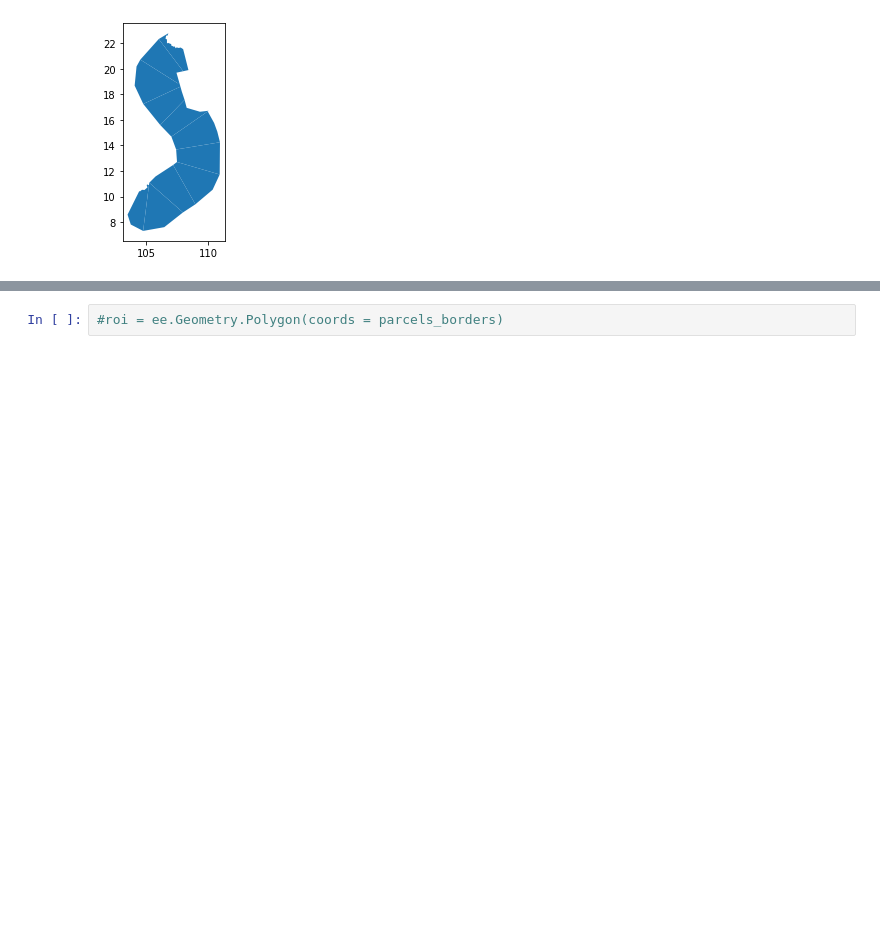
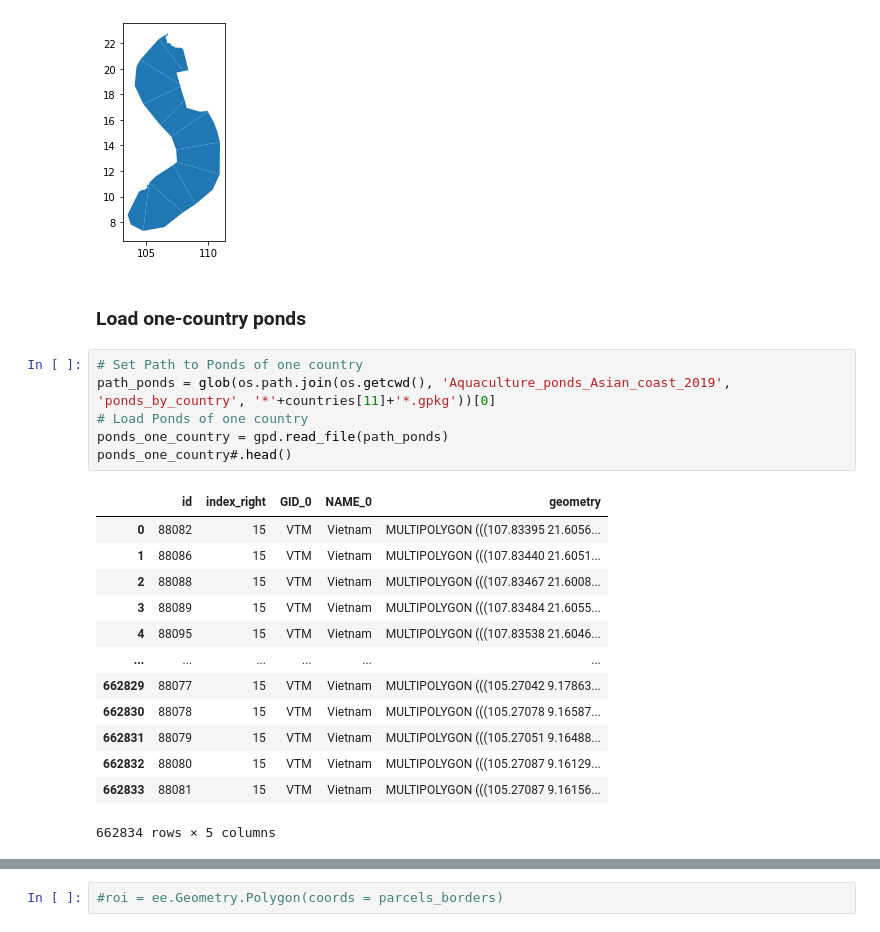
Before and after one commit to Shirobakaidou/Aquaponds, a Jupyter notebook: test_one_country.ipynb, the cells around one changed output, grey strips where cells are left out. Drawn from its saved outputs; the diff is of its cells as text; blank space fills up the shorter version.

```diff
--- a/test_one_country.ipynb
+++ b/test_one_country.ipynb
@@ -294,3 +290,25 @@ parcels_one_country.plot()
 # %% [output]
 <matplotlib.axes._subplots.AxesSubplot at 0x...>
 [figure]
+# %% [markdown]
+### Load one-country ponds
+# %%
+# Set Path to Ponds of one country
+path_ponds = glob(os.path.join(os.getcwd(), 'Aquaculture_ponds_Asian_coast_2019', 'ponds_by_country', '*'+countries[11]+'*.gpkg'))[0]
+# Load Ponds of one country
+ponds_one_country = gpd.read_file(path_ponds)
+ponds_one_country#.head()
+# %% [output]
+|  | id | index_right | GID_0 | NAME_0 | geometry |
+| 0 | 88082 | 15 | VTM | Vietnam | MULTIPOLYGON (((107.83395 21.6056... |
+| 1 | 88086 | 15 | VTM | Vietnam | MULTIPOLYGON (((107.83440 21.6051... |
+| 2 | 88088 | 15 | VTM | Vietnam | MULTIPOLYGON (((107.83467 21.6008... |
+| 3 | 88089 | 15 | VTM | Vietnam | MULTIPOLYGON (((107.83484 21.6055... |
+| 4 | 88095 | 15 | VTM | Vietnam | MULTIPOLYGON (((107.83538 21.6046... |
+| ... | ... | ... | ... | ... | ... |
+| 662829 | 88077 | 15 | VTM | Vietnam | MULTIPOLYGON (((105.27042 9.17863... |
+| 662830 | 88078 | 15 | VTM | Vietnam | MULTIPOLYGON (((105.27078 9.16587... |
+| 662831 | 88079 | 15 | VTM | Vietnam | MULTIPOLYGON (((105.27051 9.16488... |
+| 662832 | 88080 | 15 | VTM | Vietnam | MULTIPOLYGON (((105.27087 9.16129... |
+| 662833 | 88081 | 15 | VTM | Vietnam | MULTIPOLYGON (((105.27087 9.16156... |
+662834 rows × 5 columns
```
Also changed, not shown: parts of 34 cells of this notebook.
